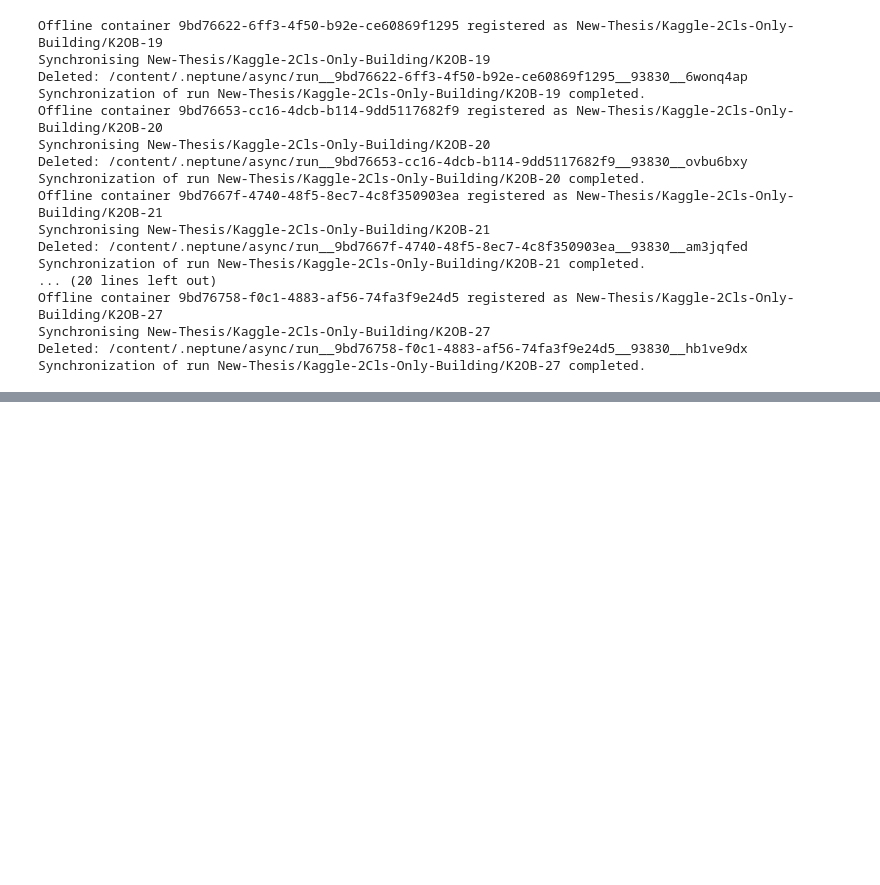
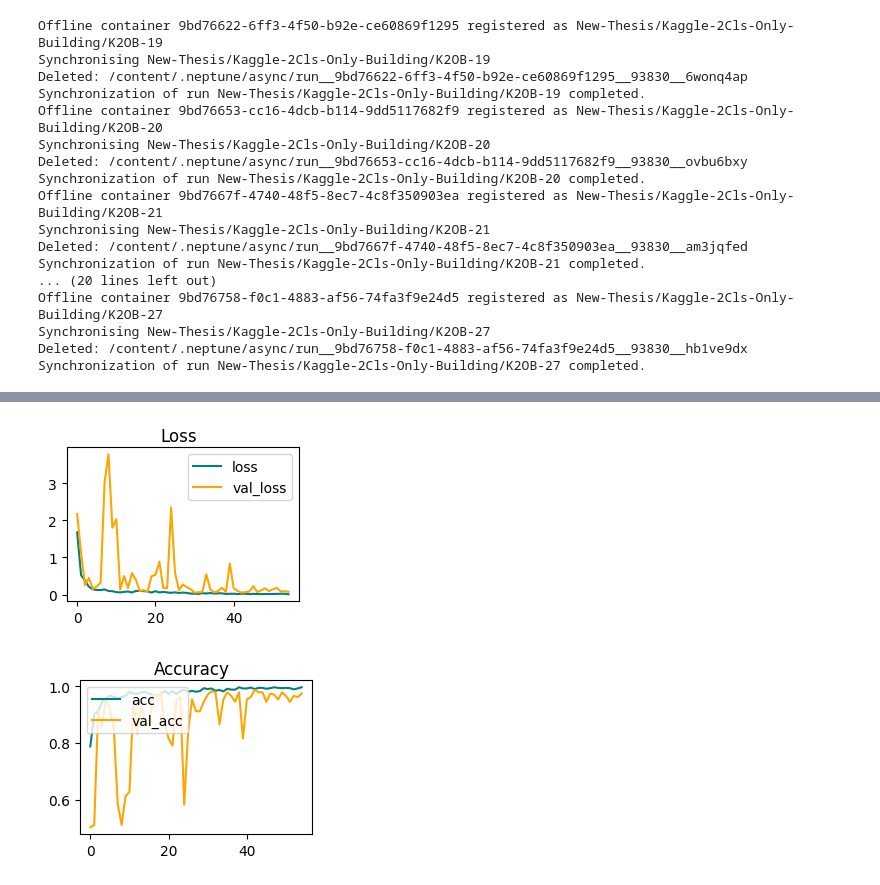
Before and after one commit to RiceWater/New-Thesis-KFold-2CLS, a Jupyter notebook: Kaggle_2CLS_Only_Building.ipynb, the cells around one changed output, grey strips where cells are left out. Drawn from its saved outputs; the diff is of its cells as text; code cells hidden in the pictures; blank space fills up the shorter version.

```diff
--- a/Kaggle_2CLS_Only_Building.ipynb
+++ b/Kaggle_2CLS_Only_Building.ipynb
@@ -479,0 +508,25 @@ Synchronization of run New-Thesis/Kaggle-2Cls-Only-Building/K2OB-27 completed.
+# %%
+final_model = "Final-OB4_0_1"
+final_checkpoint_path = f'./checkpoints/{final_model}/'
+project_name='New-Thesis/Kaggle-2Cls-Only-Building'
+params = {
+    "lr": 0.001,
+    "epochs": 55,
+    "batch_size": 8}
+# %%
+y_train = tf.keras.utils.to_categorical(train_y)
+train_dataset = tf.data.Dataset.from_tensor_slices((train_x, y_train))
+compiled_train_dataset = train_dataset.shuffle(buffer_size=train_dataset.cardinality(), seed=1).batch(params['batch_size'])
+
+y_test = tf.keras.utils.to_categorical(holdout_y)
+test_dataset = tf.data.Dataset.from_tensor_slices((holdout_x, y_test))
+holdout_test_dataset = test_dataset.shuffle(buffer_size=test_dataset.cardinality(), seed=1).batch(params['batch_size'])
+# %%
+run = neptune.init_run(
+        name= f"{final_model}",
+        project=project_name,
+        mode="offline"     # To prevent issue when internet sucks. Just manually sync it
+    )  # your credentials
+
+run["parameters"] = params
+model = make_model(params)
@@ -479,0 +535,9 @@ Synchronization of run New-Thesis/Kaggle-2Cls-Only-Building/K2OB-27 completed.
+# %%
+start = perf_counter()
+hist = model.fit(compiled_train_dataset,
+                 validation_data=holdout_test_dataset,
+                 batch_size=params['batch_size'],
+                 epochs=params['epochs'],
+                 verbose=1,
+                 callbacks=create_callbacks_final())
+end = perf_counter()
@@ -479,0 +562,6 @@ Synchronization of run New-Thesis/Kaggle-2Cls-Only-Building/K2OB-27 completed.
+# %%
+run["fig-train_loss"].upload(plot_loss(hist))
+run["fig-train_acc"].upload(plot_acc(hist))
+# %% [output]
+[figure, added]
+[figure, added]
```
Also changed, not shown: parts of 16 cells of this notebook.
